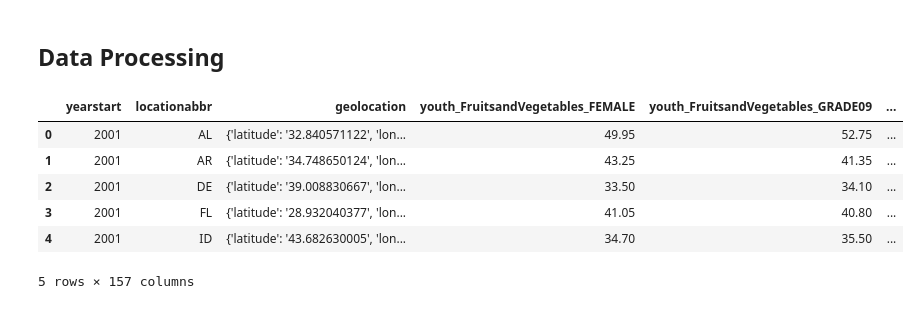
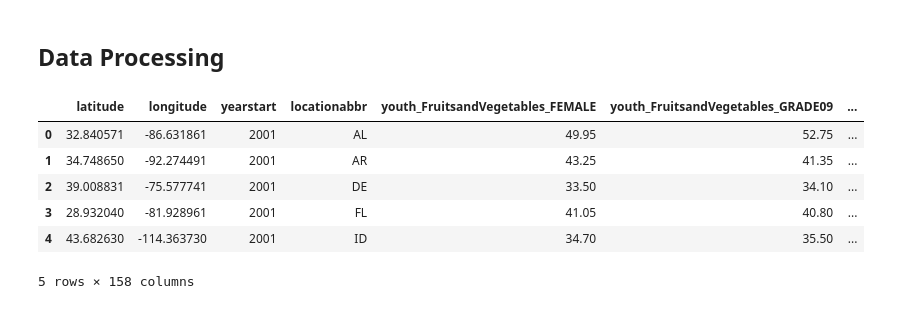
Before and after one commit to Daxton-Furniss/BMI6114-DL-Final-Project, a Jupyter notebook: 01_data_processing.ipynb, the cells around one changed output. Cells and saved outputs as stored; diff of their text form; code cells hidden in the pictures.

Commit message:
processing data so it is ready for modeling

```diff
--- a/01_data_processing.ipynb
+++ b/01_data_processing.ipynb
@@ -81,38 +82,66 @@ Index(['yearstart', 'yearend', 'locationabbr', 'locationdesc', 'datasource',
 youth_df_very_wide = youth_df.pivot_table(index=['yearstart','locationabbr','geolocation'],columns=['class',"stratificationid1"],values="data_value")
 #change the index to columns
 youth_df_very_wide.reset_index(inplace=True)
 #smoosh the column index
 youth_df_very_wide.columns = ['_'.join(col).strip() for col in youth_df_very_wide.columns.values]
 #replace whitespace with underscores
 youth_df_very_wide.columns = youth_df_very_wide.columns.str.replace(' ', '')
 #remove trailing underscores
 youth_df_very_wide.columns = youth_df_very_wide.columns.str.rstrip('_')
+
 #add a prefix 'Youth' to all columns except for the first three
 youth_df_very_wide.columns = ['youth_' + col if col not in ['yearstart','locationabbr','geolocation'] else col for col in youth_df_very_wide.columns]
+
+#split the data in the geolocation column into two columns, 'latitude' and 'longitude', I tried doing this by transforming the dictionaries in this column but couldn't figure it out
+#the geolocation column is a string that starts like this: "{'latitude': '37.7749', 'longitude': '-122.4194'}"
+youth_df_very_wide["latitude"] = youth_df_very_wide['geolocation'].str.split(',', expand=True)[0].str.split(':', expand=True)[1].str.replace('\'','').astype(float).round(8)
+youth_df_very_wide["longitude"] = youth_df_very_wide['geolocation'].str.split(',', expand=True)[1].str.split(':', expand=True)[1].str.replace('\'','').astype(float).round(8)
+#drop the geolocation column
+youth_df_very_wide.drop(columns=['geolocation'], inplace=True)
+#move the latitude and longitude columns to the front
+cols = youth_df_very_wide.columns.tolist()
+cols = cols[-2:] + cols[:-2]
+youth_df_very_wide = youth_df_very_wide[cols]
+
 
 #transform adult dataframe
 #pivotting the dataframe so that each row for a given year and location, and each column is the average value for different demographics for that metric
 adult_df_very_wide = adult_df.pivot_table(index=['yearstart','locationabbr','geolocation'],columns=['class',"stratificationid1"],values="data_value")
 #change the index to columns
 adult_df_very_wide.reset_index(inplace=True)
 #smoosh the column index
 adult_df_very_wide.columns = ['_'.join(col).strip() for col in adult_df_very_wide.columns.values]
 #replace whitespace with underscores
 adult_df_very_wide.columns = adult_df_very_wide.columns.str.replace(' ', '')
 #remove trailing underscores
 adult_df_very_wide.columns = adult_df_very_wide.columns.str.rstrip('_')
 #add a prefix 'Adult' to all columns except for the first three
 adult_df_very_wide.columns = ['adult_' + col if col not in ['yearstart','locationabbr','geolocation'] else col for col in adult_df_very_wide.columns]
+#split the data in the geolocation column into two columns, 'latitude' and 'longitude', I tried doing this by transforming the dictionaries in this column but couldn't figure it out
+#the geolocation column is a string that starts like this: "{'latitude': '37.7749', 'longitude': '-122.4194'}"
+adult_df_very_wide["latitude"] = adult_df_very_wide['geolocation'].str.split(',', expand=True)[0].str.split(':', expand=True)[1].str.replace('\'','').astype(float).round(8)
+adult_df_very_wide["longitude"] = adult_df_very_wide['geolocation'].str.split(',', expand=True)[1].str.split(':', expand=True)[1].str.replace('\'','').astype(float).round(8)
+#drop the geolocation column
+adult_df_very_wide.drop(columns=['geolocation'], inplace=True)
+
+#move the latitude and longitude columns to the front
+cols = adult_df_very_wide.columns.tolist()
+cols = cols[-2:] + cols[:-2]
+adult_df_very_wide = adult_df_very_wide[cols]
 
 #merge the two dataframes on YearStart and LocationAbbr
-full_df_very_wide = pd.merge(youth_df_very_wide, adult_df_very_wide, on=['yearstart','locationabbr','geolocation'], how='outer')
+full_df_very_wide = pd.merge(youth_df_very_wide, adult_df_very_wide, on=['yearstart','locationabbr','latitude','longitude'], how='outer')
+
+#replace / in column names with _
+full_df_very_wide.columns = full_df_very_wide.columns.str.replace('/', '')
+
 
 full_df_very_wide.head()
 # %% [output]
-|  | yearstart | locationabbr | geolocation | youth_FruitsandVegetables_FEMALE | youth_FruitsandVegetables_GRADE09 | ... |
-| 0 | 2001 | AL | {'latitude': '32.840571122', 'lon... | 49.95 | 52.75 | ... |
-| 1 | 2001 | AR | {'latitude': '34.748650124', 'lon... | 43.25 | 41.35 | ... |
-| 2 | 2001 | DE | {'latitude': '39.008830667', 'lon... | 33.50 | 34.10 | ... |
-| 3 | 2001 | FL | {'latitude': '28.932040377', 'lon... | 41.05 | 40.80 | ... |
-| 4 | 2001 | ID | {'latitude': '43.682630005', 'lon... | 34.70 | 35.50 | ... |
+|  | latitude | longitude | yearstart | locationabbr | youth_FruitsandVegetables_FEMALE | youth_FruitsandVegetables_GRADE09 | ... |
+| 0 | 32.840571 | -86.631861 | 2001 | AL | 49.95 | 52.75 | ... |
+| 1 | 34.748650 | -92.274491 | 2001 | AR | 43.25 | 41.35 | ... |
+| 2 | 39.008831 | -75.577741 | 2001 | DE | 33.50 | 34.10 | ... |
+| 3 | 28.932040 | -81.928961 | 2001 | FL | 41.05 | 40.80 | ... |
+| 4 | 43.682630 | -114.363730 | 2001 | ID | 34.70 | 35.50 | ... |
-5 rows × 157 columns
+5 rows × 158 columns
```
Also changed, not shown: parts of 5 cells of this notebook.
